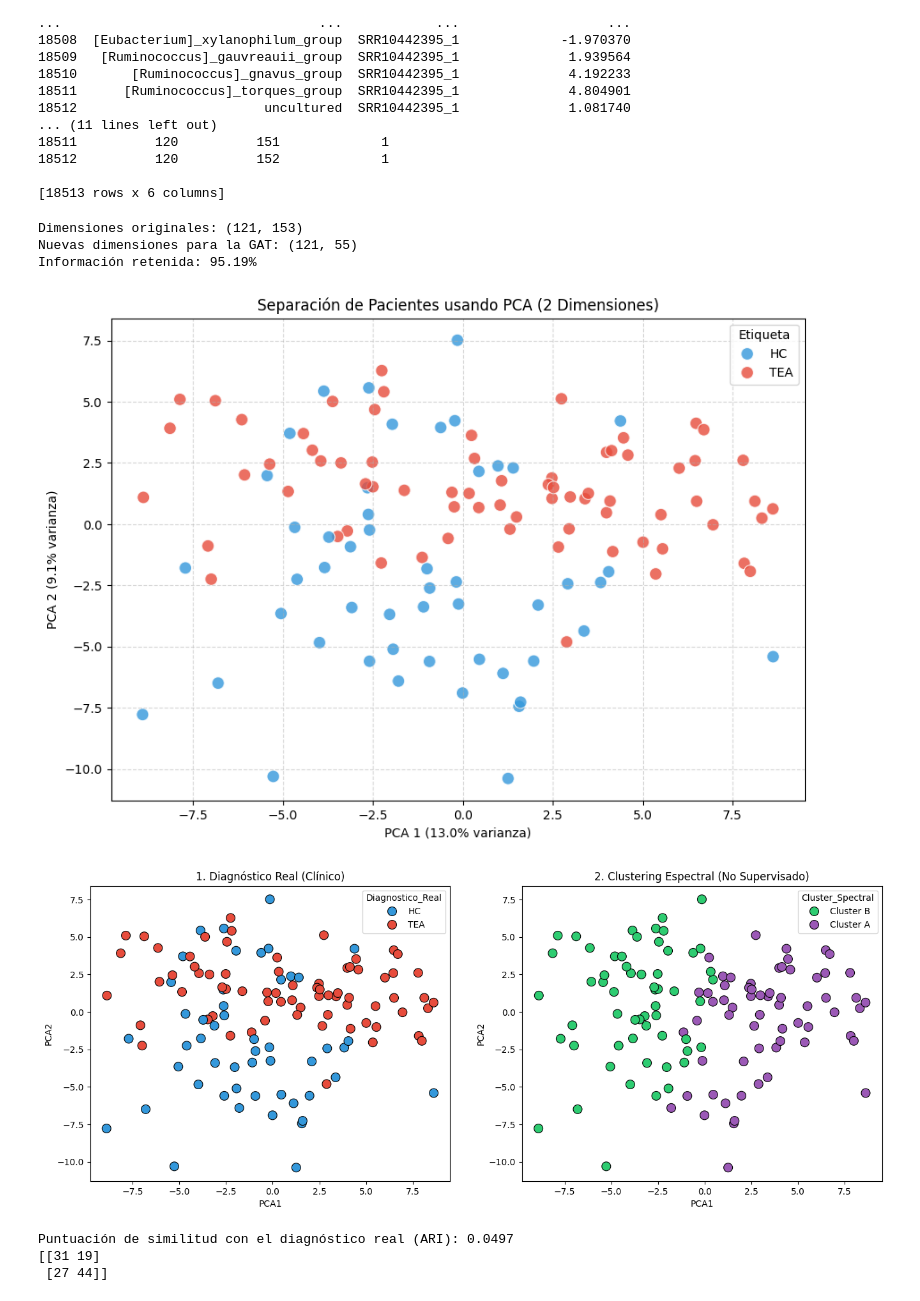
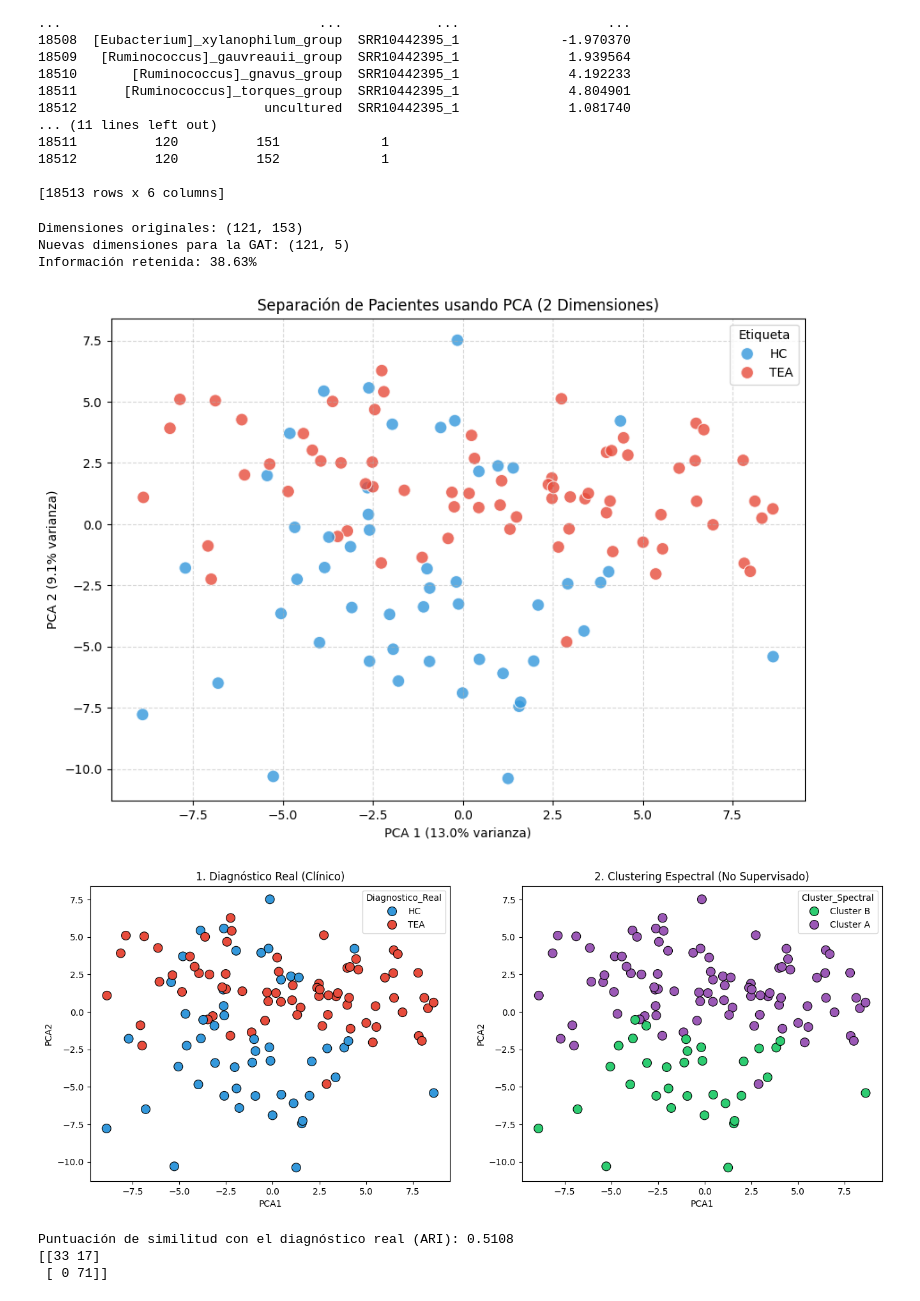
Before and after one commit to nico89h/Analisis-computacional-de-datos-de-microbioma-intestinal-mediante-grafos-y-aprendizaje-automatico, a Jupyter notebook: PCA.ipynb, the cells around one changed output. Drawn from its saved outputs; the diff is of its cells as text; code cells hidden in the pictures.

Commit message:
Kaggle Notebook | PCA - Clustering Espectral | se mejoro a 0.51 la prediccion del clustering

```diff
--- a/PCA.ipynb
+++ b/PCA.ipynb
@@ -38,7 +38,7 @@ df_wide = dataset.pivot(index='Paciente', columns=['Bacteria_Limpia'], values='A
 df_wide = df_wide.fillna(0)
 diagnosticos = dataset.groupby('Paciente')['Diagnosticos'].first()
 
-pca_gat = PCA(n_components=0.95, random_state=42)
+pca_gat = PCA(n_components=5, random_state=42)
 
 # Entrenamos el PCA y transformamos los datos al mismo tiempo
 # Esta es la matriz que usarás como 'x' en tus nodos de PyTorch Geometric
@@ -74,8 +74,8 @@ plt.grid(True, linestyle='--', alpha=0.5)
 plt.show()
 # %% [output]
 Dimensiones originales: (121, 153)
-Nuevas dimensiones para la GAT: (121, 55)
-Información retenida: 95.19%
+Nuevas dimensiones para la GAT: (121, 5)
+Información retenida: 38.63%
 [figure]
 # %%
 from sklearn.cluster import SpectralClustering
@@ -84,7 +84,7 @@ from sklearn.metrics import adjusted_rand_score
 spectral = SpectralClustering(
     n_clusters=2,
     affinity='nearest_neighbors',
-    n_neighbors=30, # Conecta a cada paciente con sus 10 más parecidos
+    n_neighbors=5, # Conecta a cada paciente con sus 10 más parecidos
     assign_labels='discretize'
     ,random_state=42
 )
@@ -100,39 +100,39 @@ df_plot = pd.DataFrame(coordenadas_2d, columns=['PCA1', 'PCA2'], index=df_wide.i
 # Mapeamos los nombres para la leyenda
 df_plot['Diagnostico_Real'] = diagnosticos.map({1: 'TEA', 0: 'HC'})
 df_plot['Cluster_Spectral'] = ['Cluster A' if c == 1 else 'Cluster B' for c in clusters_descubiertos]
 
 # 5. Dibujar los gráficos lado a lado
 fig, axes = plt.subplots(1, 2, figsize=(16, 6))
 
 # Gráfico Izquierdo (Real)
 sns.scatterplot(
     data=df_plot, x='PCA1', y='PCA2', hue='Diagnostico_Real',
     palette={'TEA': '#e74c3c', 'HC': '#3498db'}, s=100, ax=axes[0], edgecolor='k'
 )
 axes[0].set_title('1. Diagnóstico Real (Clínico)')
 
 # Gráfico Derecho (Espectral)
 sns.scatterplot(
     data=df_plot, x='PCA1', y='PCA2', hue='Cluster_Spectral',
     palette={'Cluster A': '#9b59b6', 'Cluster B': '#2ecc71'}, s=100, ax=axes[1], edgecolor='k'
 )
 axes[1].set_title('2. Clustering Espectral (No Supervisado)')
 
 plt.show()
 
 # 6. Métrica de evaluación clínica
 # El Adjusted Rand Index (ARI) mide qué tan parecidos son los clusters descubiertos a la realidad clínica.
 # 1.0 es perfecto, 0.0 es puro azar.
-clusters_corregidos = [1 if c == 0 else 0 for c in clusters_descubiertos]
-ari = adjusted_rand_score(diagnosticos, clusters_corregidos)
+#clusters_corregidos = [1 if c == 0 else 0 for c in clusters_descubiertos]
+ari = adjusted_rand_score(diagnosticos, clusters_descubiertos)
 print(f"Puntuación de similitud con el diagnóstico real (ARI): {ari:.4f}")
 from sklearn.metrics import confusion_matrix
 print(confusion_matrix(diagnosticos, clusters_descubiertos))
 # %% [output]
-[figure, old version]
+[figure, new version]
-Puntuación de similitud con el diagnóstico real (ARI): 0.0497
-[[31 19]
- [27 44]]
+Puntuación de similitud con el diagnóstico real (ARI): 0.5108
+[[33 17]
+ [ 0 71]]
 # %%
 # comienzo reduciendo la dimensionalidad usando PCA
 # uso PCA tradicional por el metodo de limpieza antes usado, filtrado de prevalencia, imputacion de ceros y crl
```
